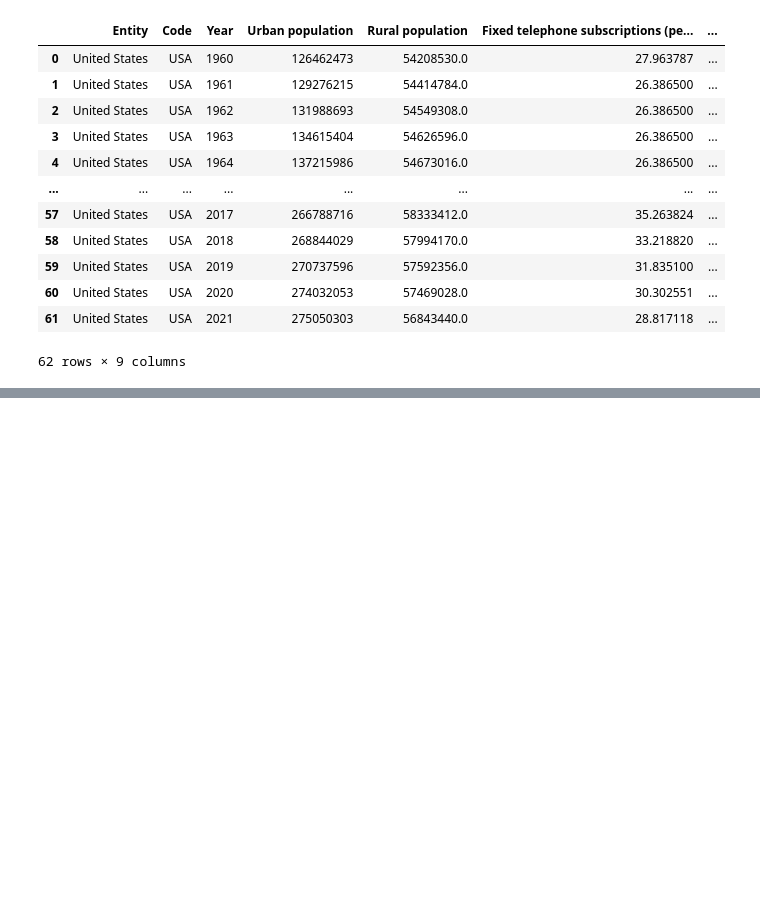
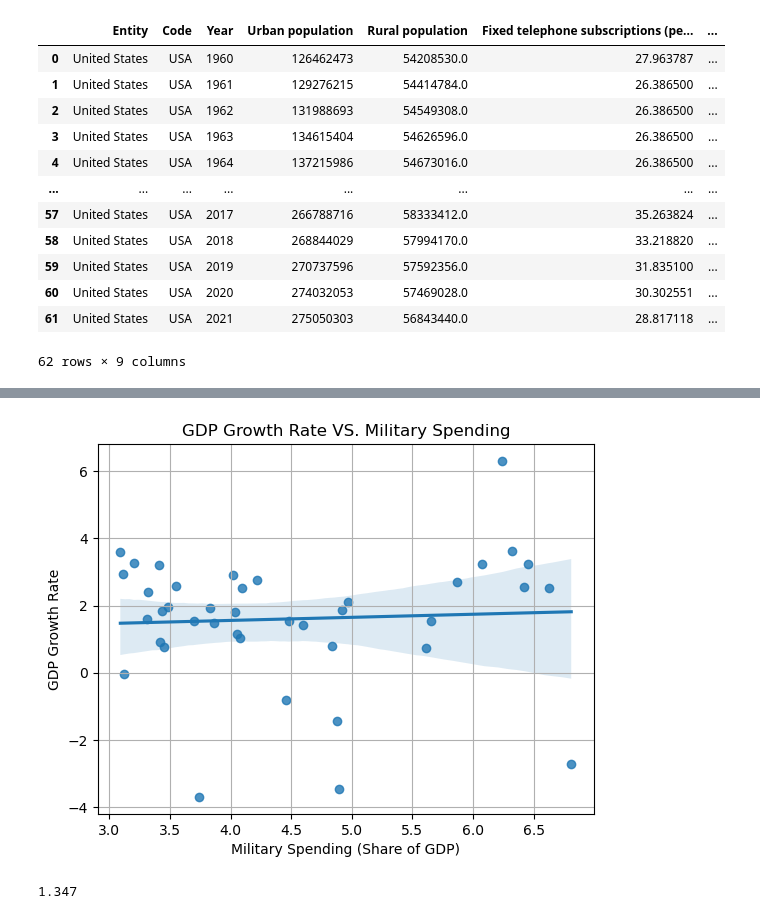
Before and after one commit to Theoceanisfull/Case_Study_Military_Spending_And_Economic_Output_Relationship, a Jupyter notebook: Data_cleaning.ipynb, the cells around one changed output, grey strips where cells are left out. Cells and saved outputs as stored; diff of their text form; code cells hidden in the pictures; blank space fills up the shorter version.

```diff
--- a/Data_cleaning.ipynb
+++ b/Data_cleaning.ipynb
@@ -422,0 +358,35 @@ average_gdp_growth_rate2
+# %%
+"""Initial analysis pointed towards GDP per capita giving an incorrect
+narrative due to postive annual increase that coumpounded. Decided to use Growth Rate to
+isolate trends to years to negate the compounding effect"""
+sns.regplot(data=df_eda, x='Military Spending (Share of GDP)', y='GDP Growth Rate')
+plt.title('GDP Growth Rate VS. Military Spending')
+plt.grid(True)
+# %% [output]
+[figure, added]
+# %%
+"""Initial analysis indicated the correlation matrix skewed towards
+GDP and Military Spending having an inverse realtionship. However,
+using critical thinking and data visualization one can determine that
+there is no valid causation. First even when adjusted for inflation there
+is a compounding effect that doesn't align with a fixed rate percentage
+like military spending. Second, the amount per capita goes up in linear
+fashion and doesn't represent a fixed rate change from year to year. Thus,
+a simple way to focus in on the data is to see that average
+GDP rate per year for years when military spending was highest and lowest"""
+
+#Isolated data to years where military spending is greater than 5.5%
+filtered_df = df_eda[df_eda['Military Spending (Share of GDP)'] > 5.5]
+# Calculate the mean average of the GDP Growth Rate for Isolated data
+average_gdp_growth_rate = filtered_df['GDP Growth Rate'].mean()
+#average GDP growth rate greater than Military Spending (5.5% of GDP) is 2.37%
+average_gdp_growth_rate
+
+#Isolated data to years where military speniding is less than 5.5%
+filtered_df2 = df_eda[df_eda['Military Spending (Share of GDP)'] < 5.5]
+# Calculate the mean average of the GDP Growth Rate for Isolated data
+average_gdp_growth_rate2 = filtered_df2['GDP Growth Rate'].mean()
+# average growth rate below 4.5% of GDP Military Spending is 1.35%
+average_gdp_growth_rate2
+# %% [output]
+1.347
```
Also changed, not shown: parts of 36 cells of this notebook, 1 other file.
